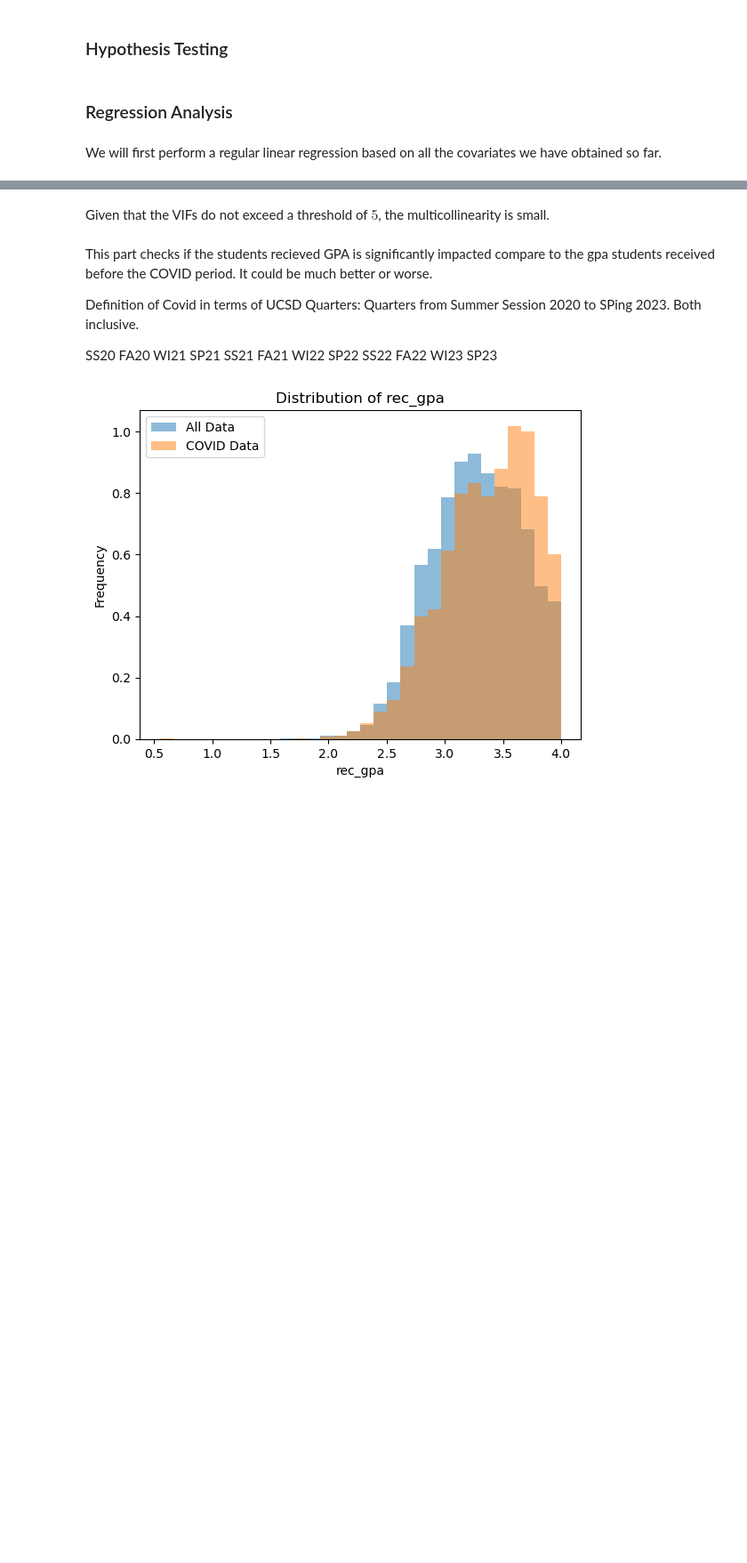
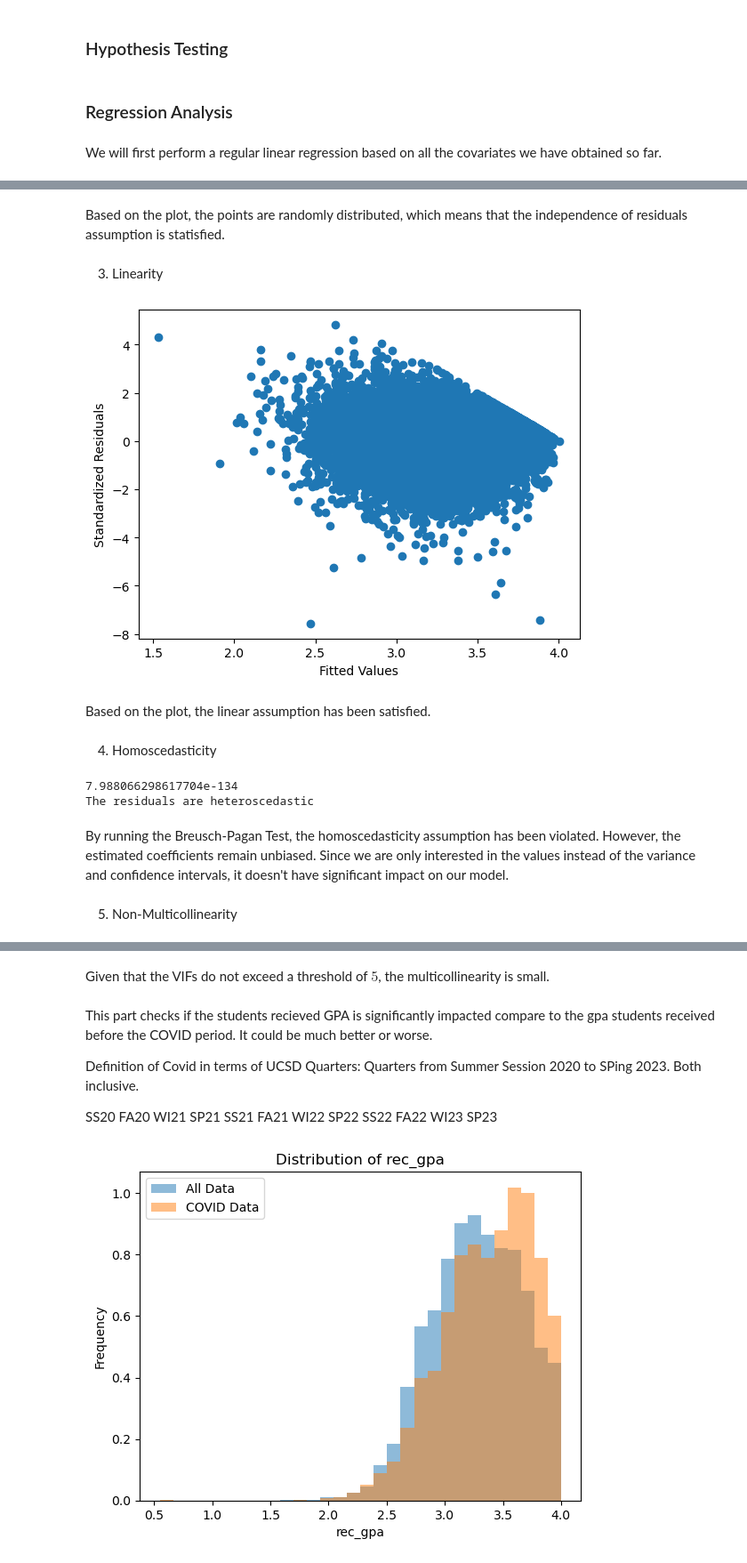
Before and after one commit to Yin-Y-M/Math-189-D12, a Jupyter notebook: Math 189 D12 Project.ipynb, the cells around one changed output, grey strips where cells are left out. Shown at 89% size. Saved outputs shown, nothing was run; the diff lists cells and outputs as text; code cells hidden in the pictures; blank space fills up the shorter version.

```diff
--- a/Math 189 D12 Project.ipynb
+++ b/Math 189 D12 Project.ipynb
@@ -234,3 +306,37 @@ Next we compute the variance inflation factor (VIF) for each covariate to see if
+# %% [markdown]
+Based on the plot, the points are randomly distributed, which means that the independence of residuals assumption is statisfied.
+# %% [markdown]
+3. Linearity
+# %%
+# scatter plot of residuals vs fitted values
+plt.scatter(model.fittedvalues, residuals);
+plt.xlabel('Fitted Values');
+plt.ylabel('Standardized Residuals');
+# %% [output]
+[figure, added]
+# %% [markdown]
+Based on the plot, the linear assumption has been satisfied.
+# %% [markdown]
+4. Homoscedasticity
+# %%
+from statsmodels.stats.diagnostic import het_breuschpagan
+
+alpha = 0.05
+
+p_values = het_breuschpagan(model.resid, model.model.exog)[3]
+print(p_values)
+
+if p_values < alpha:
+    print('The residuals are heteroscedastic')
+else:
+    print('The residuals are homoscedastic')
+# %% [output]
+7.988066298617704e-134
+The residuals are heteroscedastic
+# %% [markdown]
+By running the Breusch-Pagan Test, the homoscedasticity assumption has been violated. However, the estimated coefficients remain unbiased. Since we are only interested in the values instead of the variance and confidence intervals, it doesn't have significant impact on our model.
+# %% [markdown]
+5. Non-Multicollinearity
 # %%
 exog = model.model.exog
 names = model.params.index
```
Also changed, not shown: parts of 22 cells of this notebook.
